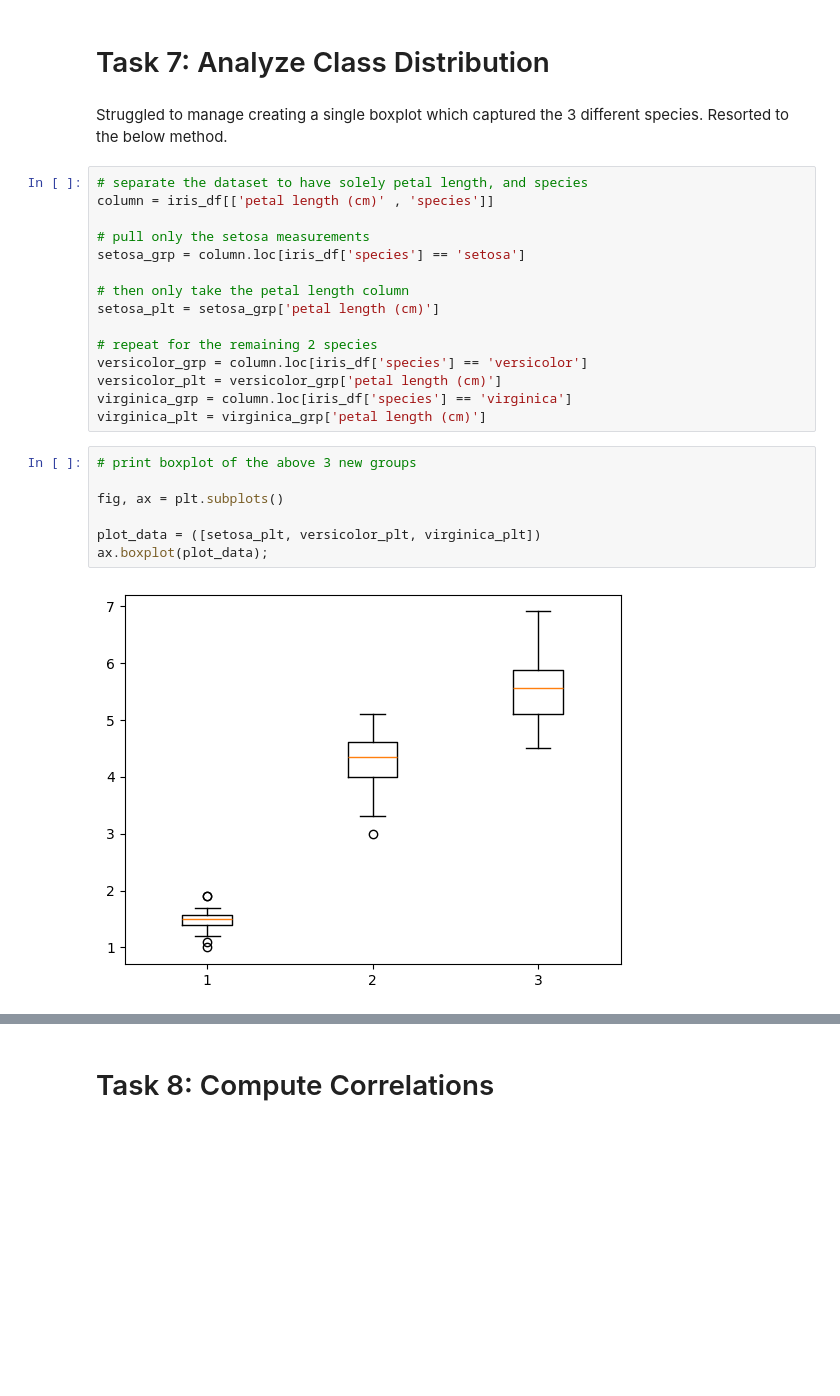
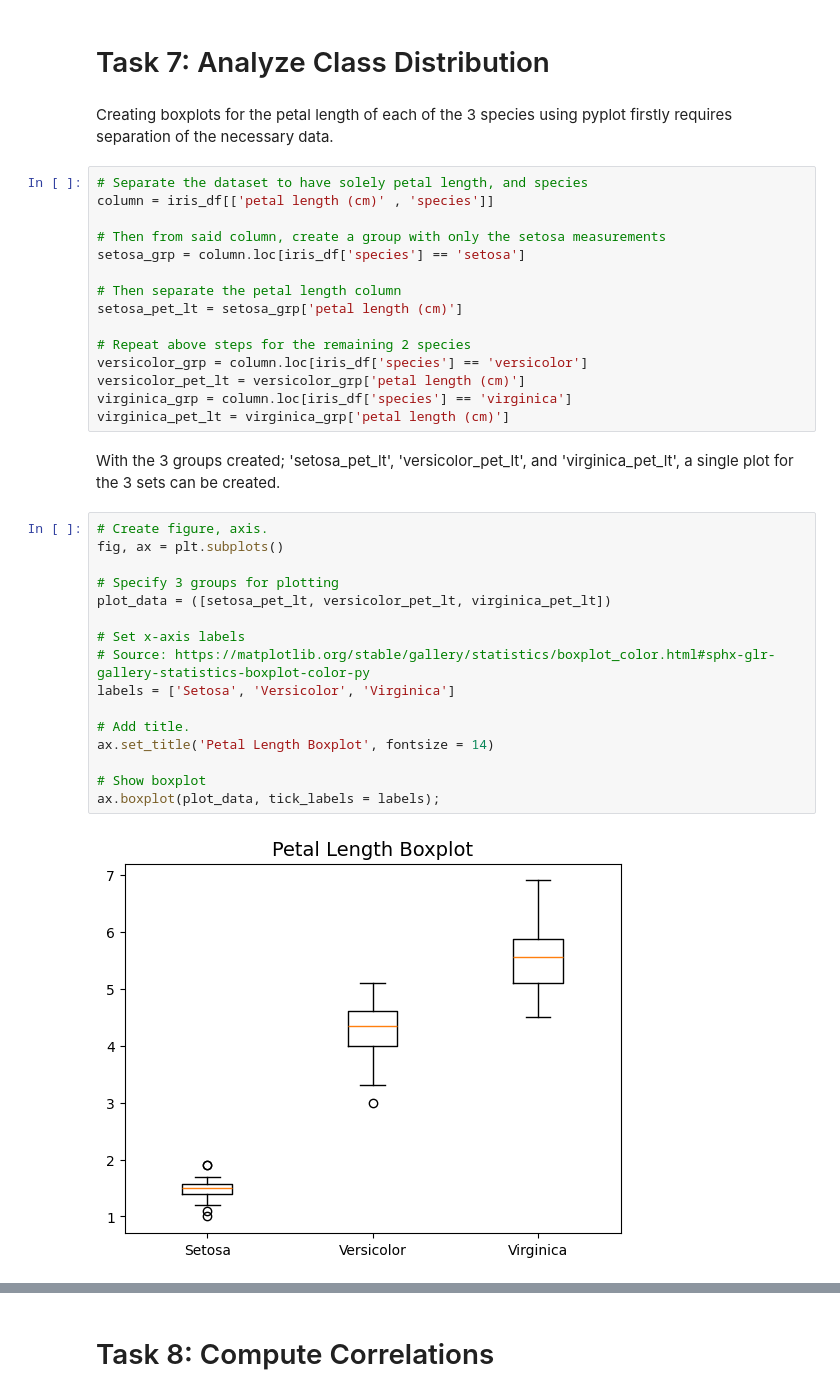
Before and after one commit to danielfinnerty/principles_of_data_analytics, a Jupyter notebook: tasks.ipynb, the cells around one changed output, grey strips where cells are left out. Saved outputs shown, nothing was run; the diff lists cells and outputs as text; blank space fills up the shorter version.

```diff
--- a/tasks.ipynb
+++ b/tasks.ipynb
@@ -299,29 +326,40 @@ From the above plot, it can be seen that given the significant variation of poin
 # %% [markdown]
 # Task 7: Analyze Class Distribution
-# %% [markdown]
-Struggled to manage creating a single boxplot which captured the 3 different species. Resorted to the below method.
+# %% [markdown]
+Creating boxplots for the petal length of each of the 3 species using pyplot firstly requires separation of the necessary data.
 # %%
-# separate the dataset to have solely petal length, and species
+# Separate the dataset to have solely petal length, and species
 column = iris_df[['petal length (cm)' , 'species']]
 
-# pull only the setosa measurements
+# Then from said column, create a group with only the setosa measurements
 setosa_grp = column.loc[iris_df['species'] == 'setosa']
 
-# then only take the petal length column
-setosa_plt = setosa_grp['petal length (cm)']
+# Then separate the petal length column
+setosa_pet_lt = setosa_grp['petal length (cm)']
 
-# repeat for the remaining 2 species
+# Repeat above steps for the remaining 2 species
 versicolor_grp = column.loc[iris_df['species'] == 'versicolor']
-versicolor_plt = versicolor_grp['petal length (cm)']
+versicolor_pet_lt = versicolor_grp['petal length (cm)']
 virginica_grp = column.loc[iris_df['species'] == 'virginica']
-virginica_plt = virginica_grp['petal length (cm)']
+virginica_pet_lt = virginica_grp['petal length (cm)']
-# %%
-# print boxplot of the above 3 new groups
-
-fig, ax = plt.subplots()
-
-plot_data = ([setosa_plt, versicolor_plt, virginica_plt])
-ax.boxplot(plot_data);
-# %% [output]
-[figure, removed]
+# %% [markdown]
+With the 3 groups created; 'setosa_pet_lt', 'versicolor_pet_lt', and 'virginica_pet_lt', a single plot for the 3 sets can be created.
+# %%
+# Create figure, axis.
+fig, ax = plt.subplots()
+
+# Specify 3 groups for plotting
+plot_data = ([setosa_pet_lt, versicolor_pet_lt, virginica_pet_lt])
+
+# Set x-axis labels
+# Source: https://matplotlib.org/stable/gallery/statistics/boxplot_color.html#sphx-glr-gallery-statistics-boxplot-color-py
+labels = ['Setosa', 'Versicolor', 'Virginica']
+
+# Add title.
+ax.set_title('Petal Length Boxplot', fontsize = 14)
+
+# Show boxplot
+ax.boxplot(plot_data, tick_labels = labels);
+# %% [output]
+[figure, added]
 # %% [markdown]
```
Also changed, not shown: parts of 18 cells of this notebook.
